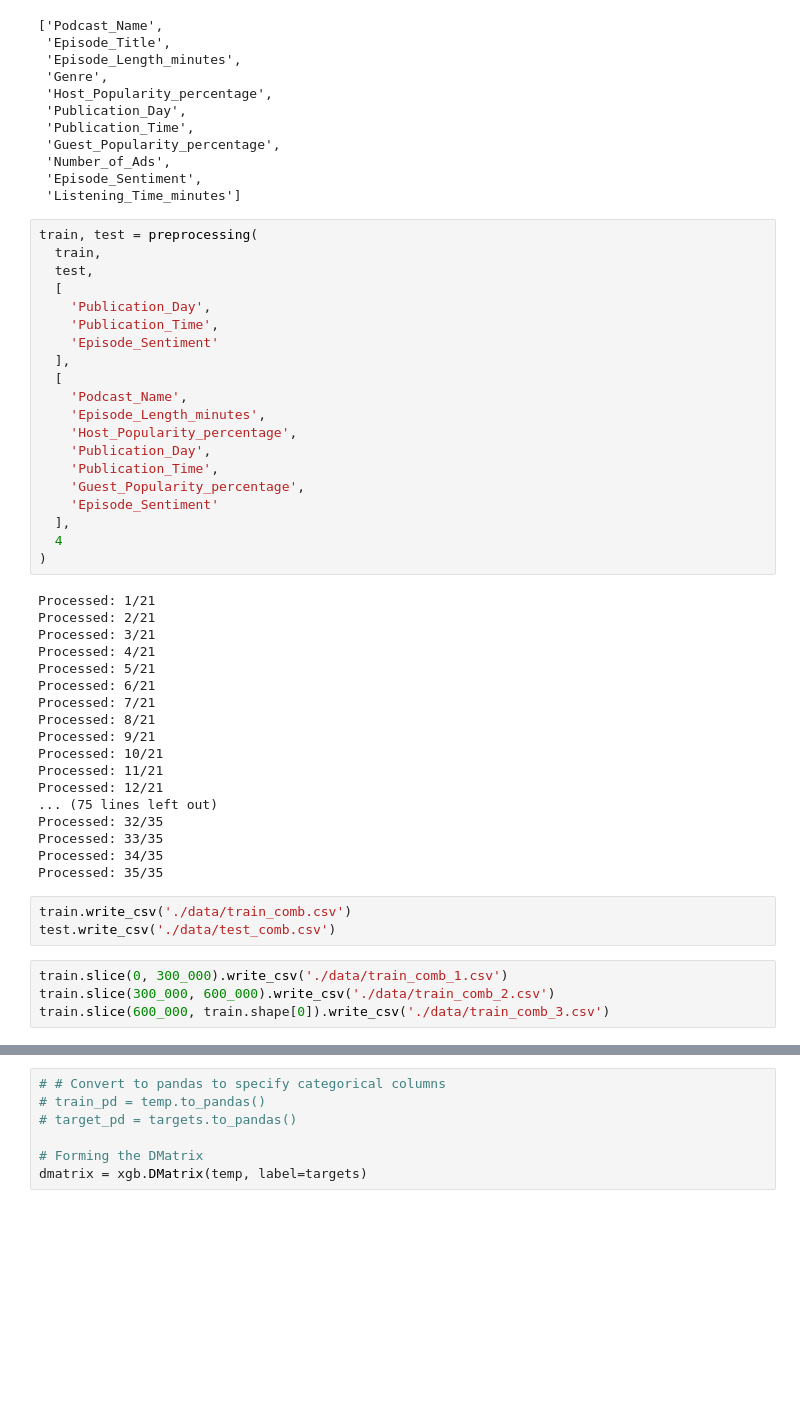
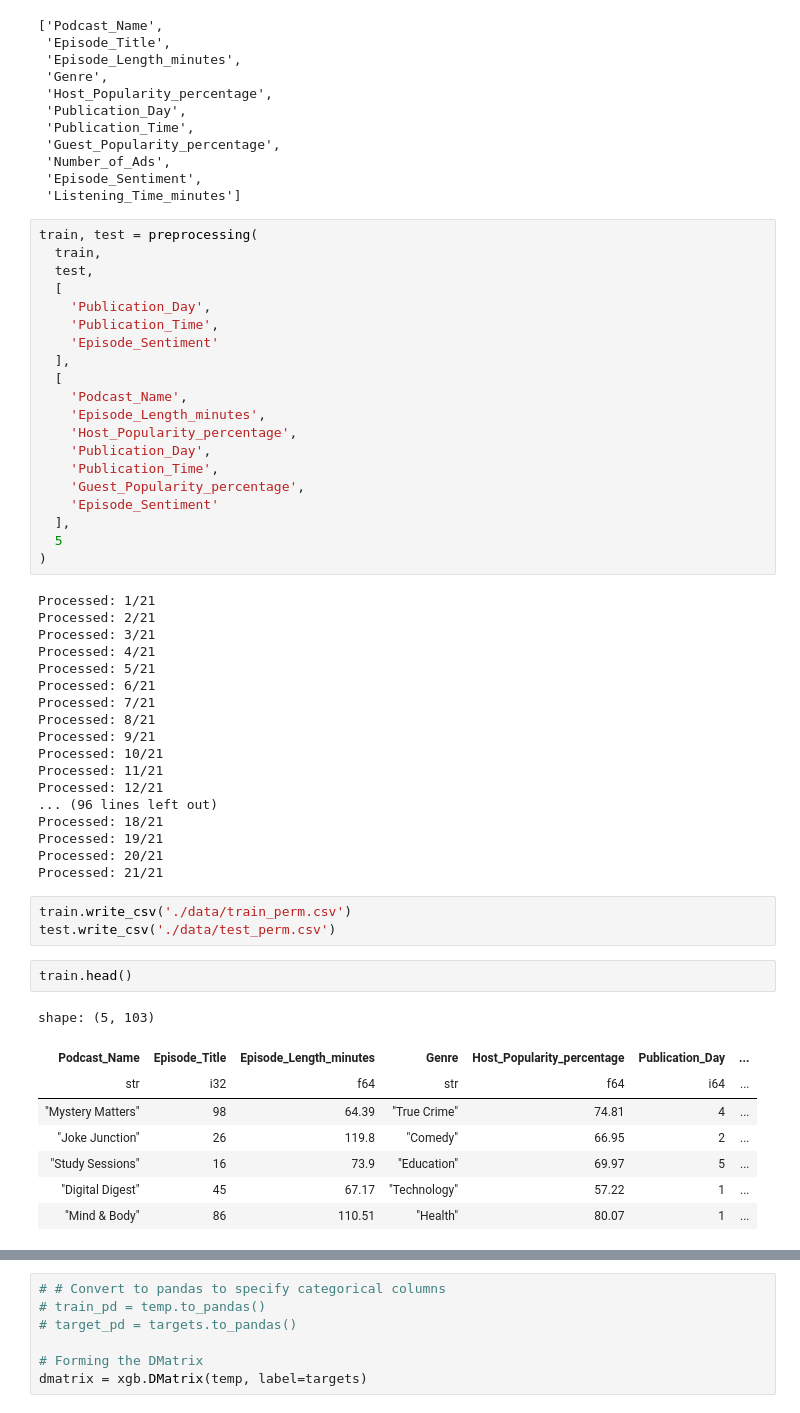
Before and after one commit to minimartzz/podcast-listening-time, a Jupyter notebook: data_exploration.ipynb, the cells around one changed output, grey strips where cells are left out. Drawn from its saved outputs; the diff is of its cells as text; blank space fills up the shorter version.

```diff
--- a/data_exploration.ipynb
+++ b/data_exploration.ipynb
@@ -510,7 +510,7 @@ train, test = preprocessing(
     'Guest_Popularity_percentage',
     'Episode_Sentiment'
   ],
-  4
+  5
 )
 # %% [output]
 Processed: 1/21
@@ -525,15 +525,22 @@ Processed: 9/21
 Processed: 10/21
 Processed: 11/21
 Processed: 12/21
-... (75 lines left out)
-Processed: 32/35
-Processed: 33/35
-Processed: 34/35
-Processed: 35/35
+... (96 lines left out)
+Processed: 18/21
+Processed: 19/21
+Processed: 20/21
+Processed: 21/21
 # %%
-train.write_csv('./data/train_comb.csv')
-test.write_csv('./data/test_comb.csv')
+train.write_csv('./data/train_perm.csv')
+test.write_csv('./data/test_perm.csv')
-# %%
-train.slice(0, 300_000).write_csv('./data/train_comb_1.csv')
-train.slice(300_000, 600_000).write_csv('./data/train_comb_2.csv')
-train.slice(600_000, train.shape[0]).write_csv('./data/train_comb_3.csv')
+# %%
+train.head()
+# %% [output]
+shape: (5, 103)
+| Podcast_Name | Episode_Title | Episode_Length_minutes | Genre | Host_Popularity_percentage | Publication_Day | ... |
+| str | i32 | f64 | str | f64 | i64 | ... |
+| "Mystery Matters" | 98 | 64.39 | "True Crime" | 74.81 | 4 | ... |
+| "Joke Junction" | 26 | 119.8 | "Comedy" | 66.95 | 2 | ... |
+| "Study Sessions" | 16 | 73.9 | "Education" | 69.97 | 5 | ... |
+| "Digital Digest" | 45 | 67.17 | "Technology" | 57.22 | 1 | ... |
+| "Mind & Body" | 86 | 110.51 | "Health" | 80.07 | 1 | ... |
```
Also changed, not shown: parts of 5 cells of this notebook, 3 other files.
